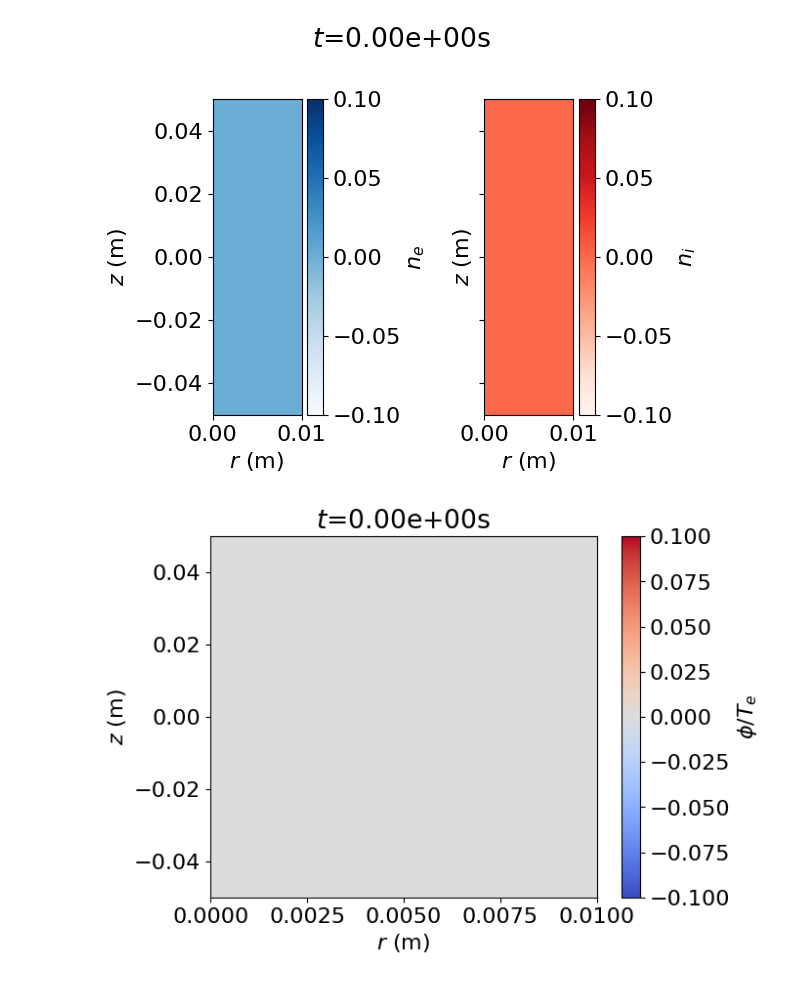
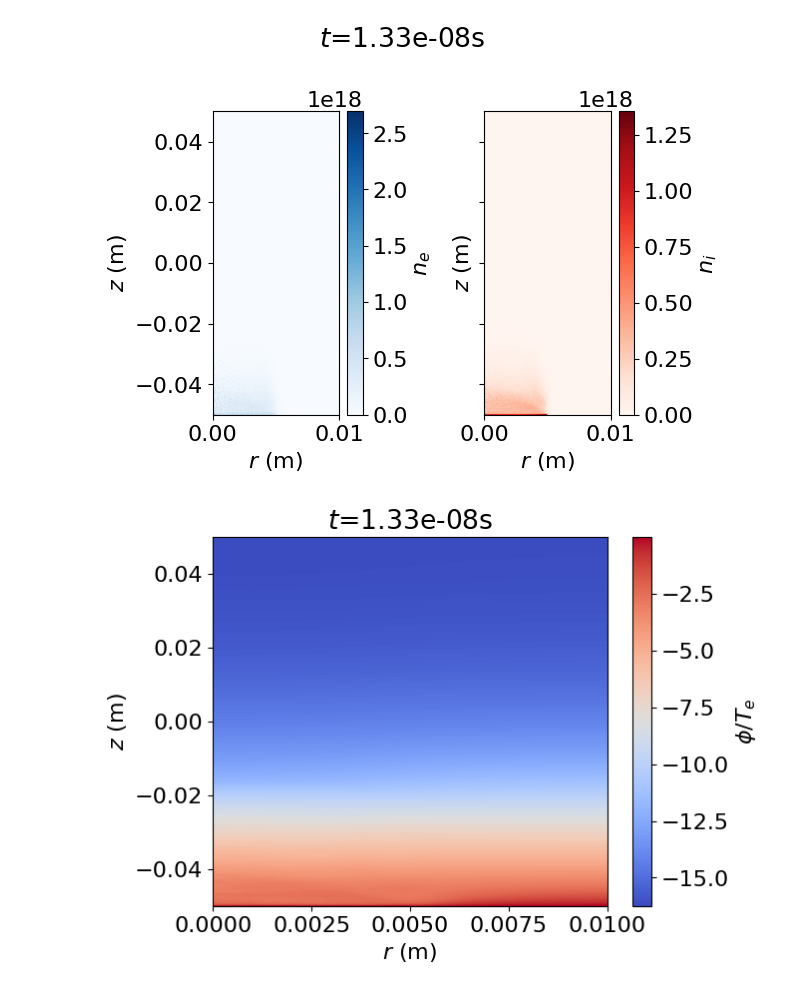
Before and after one commit to HuntFeng/magnetic-nozzle-warpx, a Jupyter notebook: analysis.ipynb, the cells around one changed output. Cells and saved outputs as stored; diff of their text form; code cells hidden in the pictures.

```diff
--- a/analysis.ipynb
+++ b/analysis.ipynb
@@ -1,12 +1,12 @@
 # %%
 from post_processing import Analysis
 # %%
-analysis = Analysis("diags202312181612")
+analysis = Analysis("diags202312191433")
 # %%
-frame = 0
+frame = 14
 for plot_type in ["slice", "line"]:
     analysis.plot_density(frame, plot_type=plot_type)
     analysis.plot_potential(frame, plot_type=plot_type)
 # %% [output]
-[figure, old version]
+[figure, new version]
-[figure, old version]
+[figure, new version]
```
Also changed, not shown: parts of 3 cells of this notebook, 2 other files.
